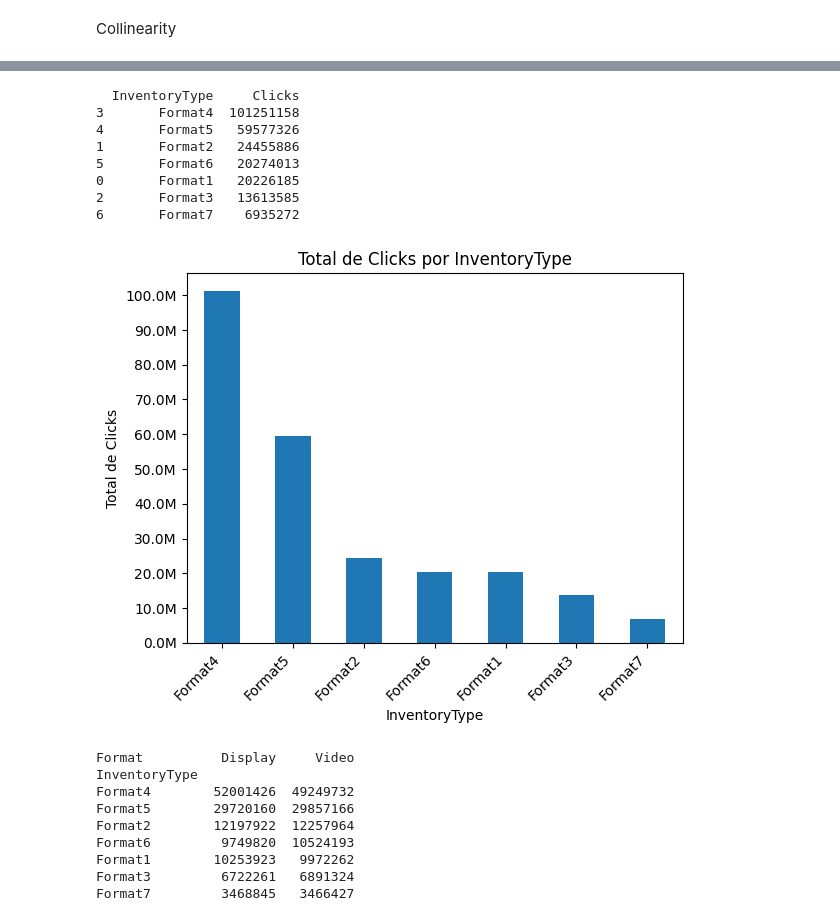
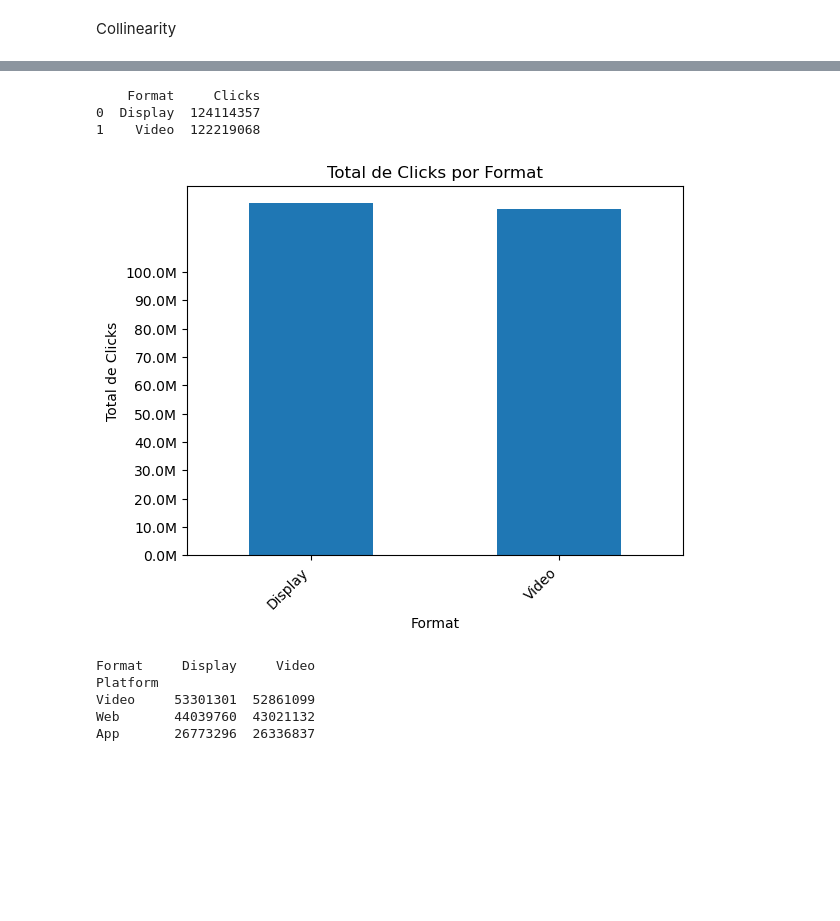
Before and after one commit to Sirius-146/projetoV_ifoodtech, a Jupyter notebook: projeto_ifoodtechV.ipynb, the cells around one changed output, grey strips where cells are left out. Cells and saved outputs as stored; diff of their text form; code cells hidden in the pictures; blank space fills up the shorter version.

```diff
--- a/projeto_ifoodtechV.ipynb
+++ b/projeto_ifoodtechV.ipynb
@@ -171,8 +174,4 @@ Date
 
 [22030 rows x 2 columns]
 Valores nulos: 0
-# %%
-#removendo a única linha que possui valor nulo no data set
-
-df_1 = df_1.dropna(subset=['AD Size'])
 # %%
@@ -181,8 +180,4 @@ df_1 = df_1.dropna(subset=['AD Size'])
 df_1.duplicated().sum()
 # %% [output]
 0
-# %%
-#organizando dataframe após remover linhas
-
-df_1.reset_index(inplace=True, drop=True)
 # %%
@@ -251,2 +260,15 @@ df_1_quantitative
 # %% [markdown]
 ##### 2. Identificação e Tratamento de Outliers
+# %%
+# Criando uma cópia do Dataframe
+
+df_2 = df_1.copy()
+
+# Excluindo as colunas: Timestamp, InventoryType, Ad_Type e Ad_Size
+
+colunas_excluidas = ["Timestamp", "InventoryType", "Ad_Type", "AD_Size"]
+df_2.drop(colunas_excluidas, axis=1, inplace=True)
+
+# Visualizando as três primeiras linhas
+
+df_2.head(3)
@@ -475,51 +407,52 @@ CPC              0.699296 -0.327663 -0.155275  1.000000
 # %%
-# Tabela com o total de Clicks por InventoryType
-clicks_por_inventory_type = df_1.groupby('InventoryType')['Clicks'].sum().reset_index()
+# Tabela com o total de Clicks por Format
+
+clicks_por_format = df_2.groupby('Format')['Clicks'].sum().reset_index()
 
 # Ordena o DataFrame por 'Clicks' do maior para o menor
-clicks_por_inventory_type = clicks_por_inventory_type.sort_values(by='Clicks', ascending=False)
 
-print(clicks_por_inventory_type)
+clicks_por_format = clicks_por_format.sort_values(by='Clicks', ascending=False)
+
+print(clicks_por_format)
 # %% [output]
-  InventoryType     Clicks
-3       Format4  101251158
-4       Format5   59577326
-1       Format2   24455886
-5       Format6   20274013
-0       Format1   20226185
-2       Format3   13613585
-6       Format7    6935272
+    Format     Clicks
+0  Display  124114357
+1    Video  122219068
 # %%
 # Criação do gráfico de barras
-ax = clicks_por_inventory_type.plot(kind='bar', x='InventoryType', y='Clicks', legend=False, title='Total de Clicks por InventoryType', xlabel='InventoryType', ylabel='Total de Clicks')
+
+ax = clicks_por_format.plot(kind='bar', x='Format', y='Clicks', legend=False,
+                             title='Total de Clicks por Format',
+                             xlabel='Format',
+                             ylabel='Total de Clicks')
 
 # Formatação dos números para a casa dos milhões
+
 ax.get_yaxis().set_major_formatter(plt.FuncFormatter(lambda x, loc: "{:,}".format(int(x)/1000000) + "M"))
 ax.set_yticks(range(0, 110000000, 10000000))  # Configura os rótulos do eixo y
 
 # Inclinação da legenda do eixo x
+
 plt.xticks(rotation=45, ha='right')
 
 plt.show()
 # %% [output]
-[figure, old version]
+[figure, new version]
 # %%
 # Tabela com o total de Clicks por InventoryType e Format
-agg_df = df_1.groupby(['InventoryType', 'Format'])['Clicks'].sum().unstack(fill_value=0)
+
+agg_df = df_2.groupby(['Platform', 'Format'])['Clicks'].sum().unstack(fill_value=0)
 
 # Ordena as colunas por 'Format' do maior para o menor
+
 agg_df = agg_df.sort_values(by='Video', ascending=False)
 
 print(agg_df)
 # %% [output]
-Format          Display     Video
-InventoryType
-Format4        52001426  49249732
-Format5        29720160  29857166
-Format2        12197922  12257964
-Format6         9749820  10524193
-Format1        10253923   9972262
-Format3         6722261   6891324
-Format7         3468845   3466427
+Format     Display     Video
+Platform
+Video     53301301  52861099
+Web       44039760  43021132
+App       26773296  26336837
 # %%
 # Criação do gráfico de barras agrupadas
```
Also changed, not shown: parts of 53 cells of this notebook, 1 other file.
